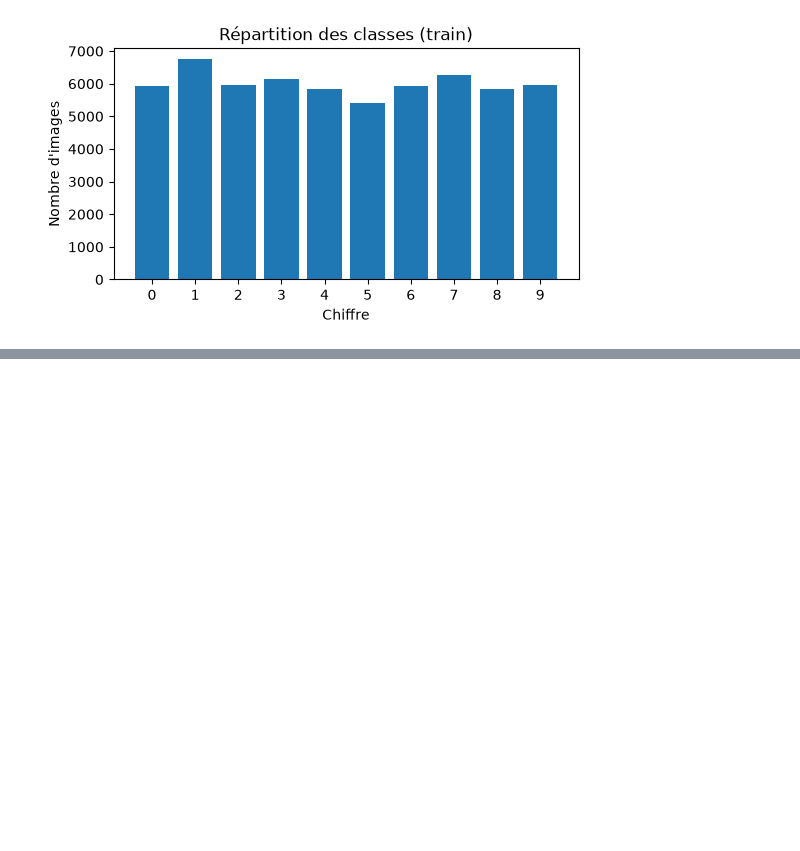
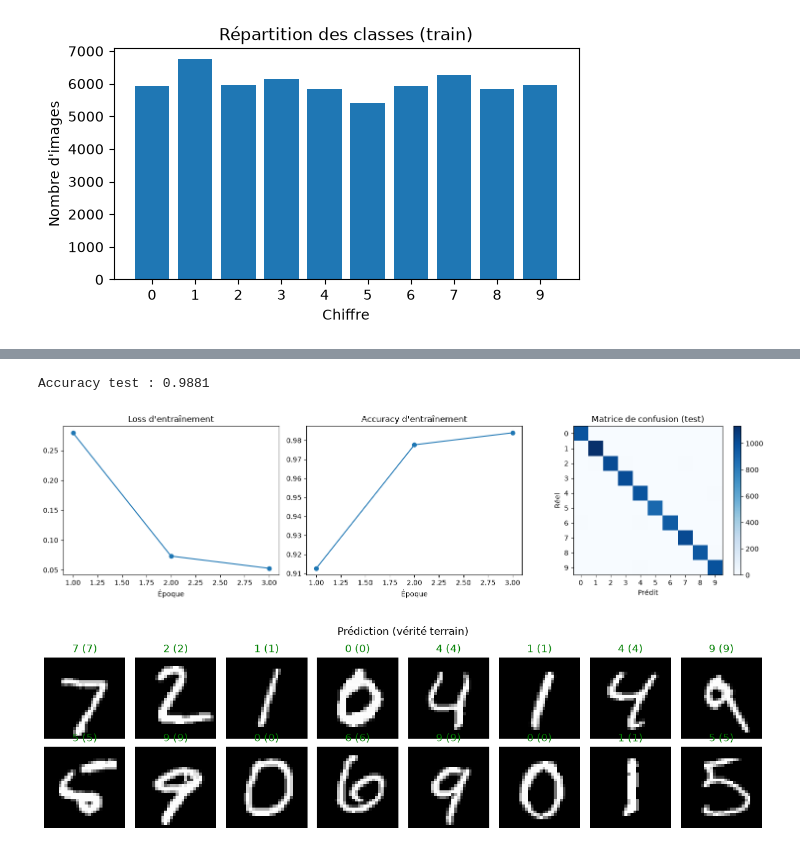
Before and after one commit to yassineabouhassan77-crypto/tp-modeles-generatifs, a Jupyter notebook: modeles_generatifs.ipynb, the cells around one changed output, grey strips where cells are left out. Drawn from its saved outputs; the diff is of its cells as text; code cells hidden in the pictures; blank space fills up the shorter version.

```diff
--- a/modeles_generatifs.ipynb
+++ b/modeles_generatifs.ipynb
@@ -86,0 +169,53 @@ Min / Max pixel : 0.0 1.0
+# %%
+from torcheval.metrics import MulticlassAccuracy, MulticlassConfusionMatrix
+
+
+@torch.no_grad()
+def evaluate_classifier(model, loader):
+    model.eval()
+    acc = MulticlassAccuracy(num_classes=10)
+    cm = MulticlassConfusionMatrix(num_classes=10)
+    for x, y in loader:
+        x, y = x.to(device), y.to(device)
+        preds = model(x).argmax(dim=1).cpu()
+        acc.update(preds, y.cpu())
+        cm.update(preds, y.cpu())
+    return acc.compute().item(), cm.compute()
+
+
+test_acc, conf_mat = evaluate_classifier(classifier, test_loader)
+print(f"Accuracy test : {test_acc:.4f}")
+
+fig, axes = plt.subplots(1, 3, figsize=(15, 4))
+axes[0].plot(range(1, EPOCHS_CLF + 1), history_clf["loss"], marker="o")
+axes[0].set_title("Loss d'entraînement")
+axes[0].set_xlabel("Époque")
+axes[1].plot(range(1, EPOCHS_CLF + 1), history_clf["acc"], marker="o")
+axes[1].set_title("Accuracy d'entraînement")
+axes[1].set_xlabel("Époque")
+im = axes[2].imshow(conf_mat.numpy(), cmap="Blues")
+axes[2].set_title("Matrice de confusion (test)")
+axes[2].set_xlabel("Prédit")
+axes[2].set_ylabel("Réel")
+axes[2].set_xticks(range(10))
+axes[2].set_yticks(range(10))
+fig.colorbar(im, ax=axes[2])
+plt.tight_layout()
+plt.show()
+
+# Quelques prédictions sur le test set
+x, y = next(iter(test_loader))
+with torch.no_grad():
+    preds = classifier(x.to(device)).argmax(dim=1).cpu()
+fig, axes = plt.subplots(2, 8, figsize=(12, 3.5))
+for ax, img, p, t in zip(axes.flat, x, preds, y):
+    ax.imshow(img.squeeze(), cmap="gray")
+    ax.set_title(f"{p.item()} ({t.item()})", color="green" if p == t else "red")
+    ax.axis("off")
+plt.suptitle("Prédiction (vérité terrain)")
+plt.tight_layout()
+plt.show()
+# %% [output]
+Accuracy test : 0.9881
+[figure, added]
+[figure, added]
```
Also changed, not shown: parts of 3 cells of this notebook.
